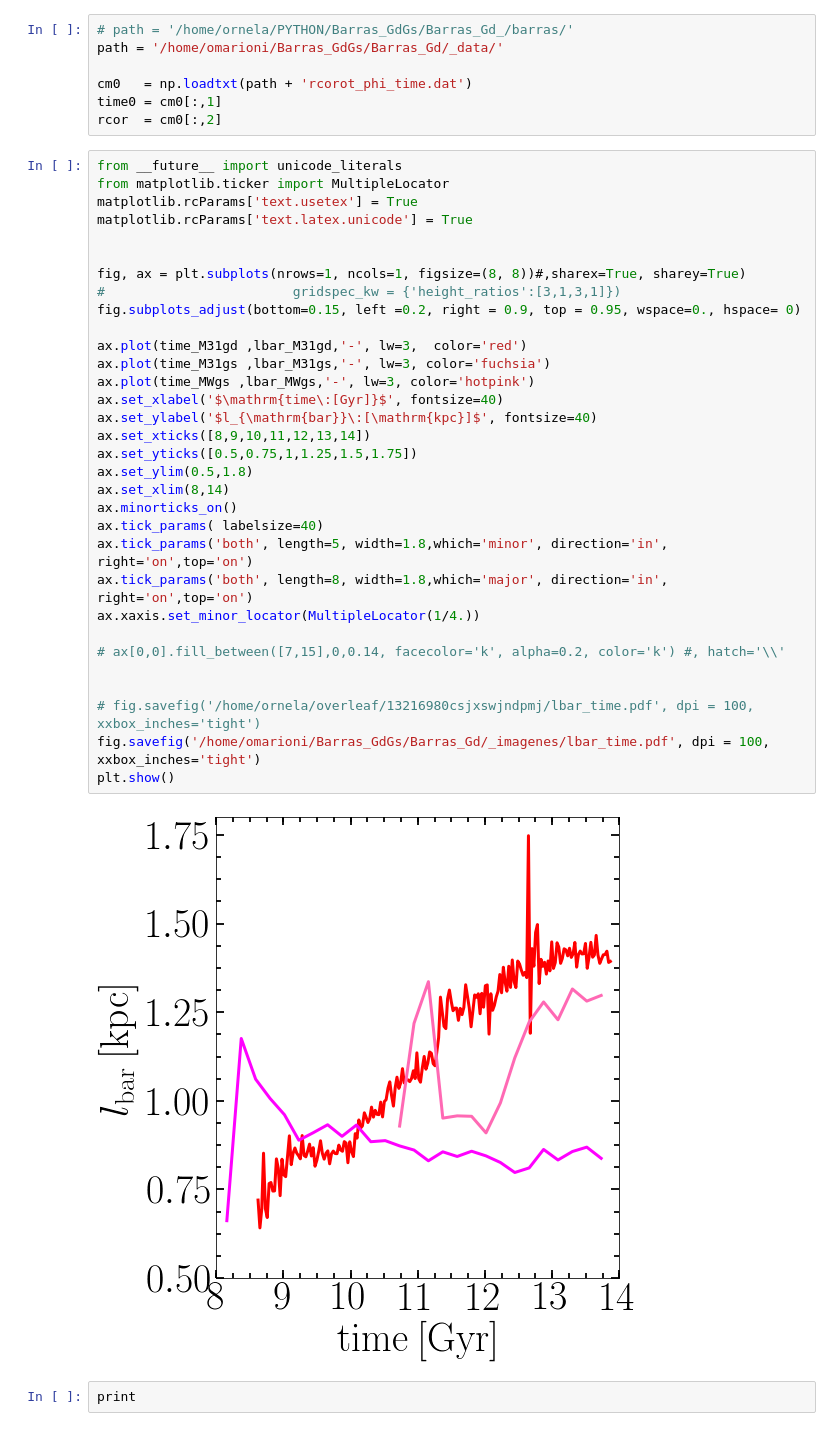
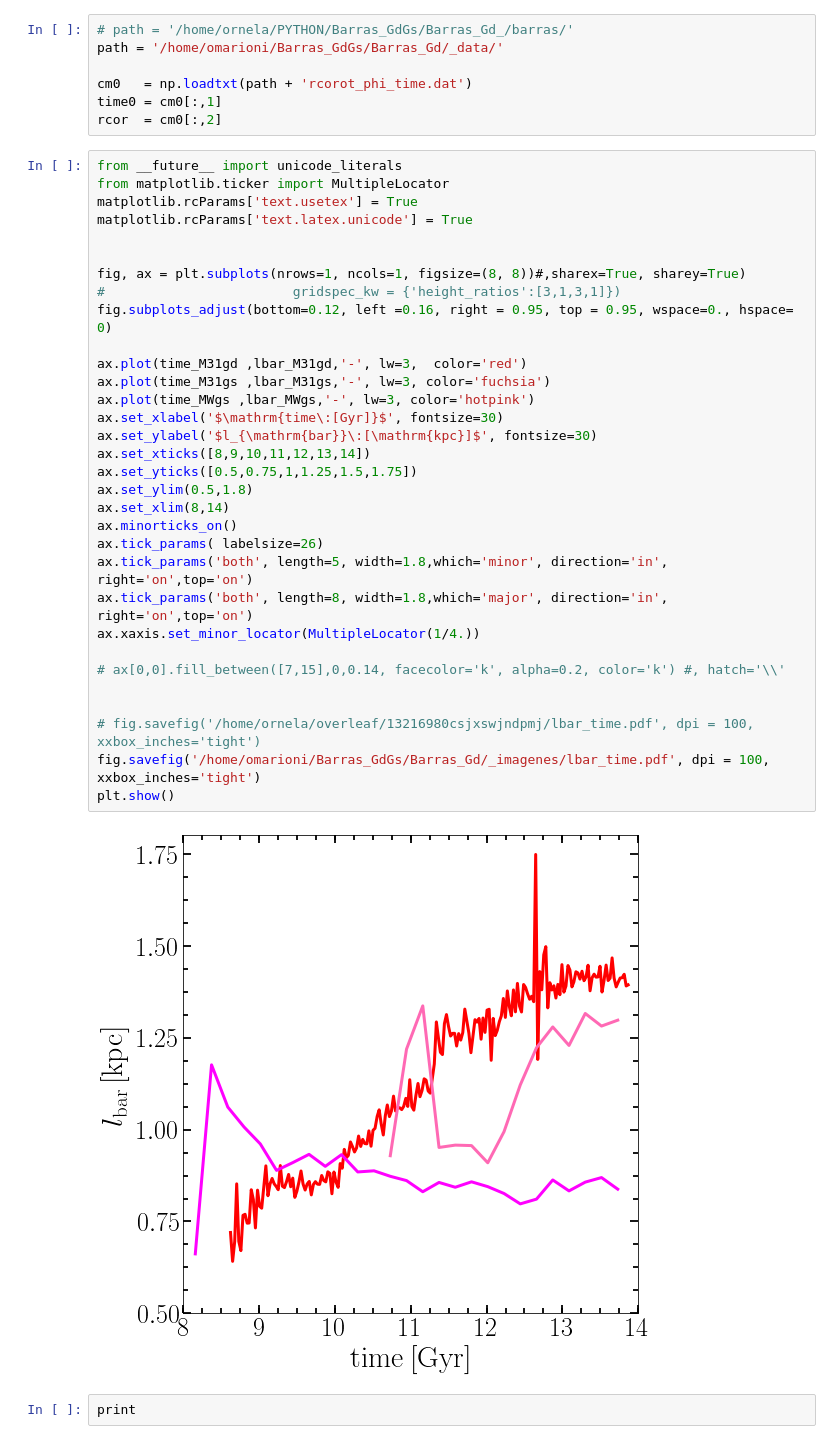
Before and after one commit to ornemarioni/Barras_GdGs, a Jupyter notebook: Barras_Gd/programs/lbarvstime_simulaciones.ipynb, the cells around one changed output. Saved outputs shown, nothing was run; the diff lists cells and outputs as text.

```diff
--- a/Barras_Gd/programs/lbarvstime_simulaciones.ipynb
+++ b/Barras_Gd/programs/lbarvstime_simulaciones.ipynb
@@ -571,37 +571,37 @@ rcor  = cm0[:,2]
 # %%
 from __future__ import unicode_literals
 from matplotlib.ticker import MultipleLocator
 matplotlib.rcParams['text.usetex'] = True
 matplotlib.rcParams['text.latex.unicode'] = True
 
 
 fig, ax = plt.subplots(nrows=1, ncols=1, figsize=(8, 8))#,sharex=True, sharey=True)
 #                        gridspec_kw = {'height_ratios':[3,1,3,1]})
-fig.subplots_adjust(bottom=0.15, left =0.2, right = 0.9, top = 0.95, wspace=0., hspace= 0)
+fig.subplots_adjust(bottom=0.12, left =0.16, right = 0.95, top = 0.95, wspace=0., hspace= 0)
 
 ax.plot(time_M31gd ,lbar_M31gd,'-', lw=3,  color='red')
 ax.plot(time_M31gs ,lbar_M31gs,'-', lw=3, color='fuchsia')
 ax.plot(time_MWgs ,lbar_MWgs,'-', lw=3, color='hotpink')
-ax.set_xlabel('$\mathrm{time\:[Gyr]}$', fontsize=40)
-ax.set_ylabel('$l_{\mathrm{bar}}\:[\mathrm{kpc}]$', fontsize=40)
+ax.set_xlabel('$\mathrm{time\:[Gyr]}$', fontsize=30)
+ax.set_ylabel('$l_{\mathrm{bar}}\:[\mathrm{kpc}]$', fontsize=30)
 ax.set_xticks([8,9,10,11,12,13,14])
 ax.set_yticks([0.5,0.75,1,1.25,1.5,1.75])
 ax.set_ylim(0.5,1.8)
 ax.set_xlim(8,14)
 ax.minorticks_on()
-ax.tick_params( labelsize=40)
+ax.tick_params( labelsize=26)
 ax.tick_params('both', length=5, width=1.8,which='minor', direction='in', right='on',top='on')
 ax.tick_params('both', length=8, width=1.8,which='major', direction='in', right='on',top='on')
 ax.xaxis.set_minor_locator(MultipleLocator(1/4.))
 
 # ax[0,0].fill_between([7,15],0,0.14, facecolor='k', alpha=0.2, color='k') #, hatch='\\'
 
 
 # fig.savefig('/home/ornela/overleaf/13216980csjxswjndpmj/lbar_time.pdf', dpi = 100, xxbox_inches='tight')
 fig.savefig('/home/omarioni/Barras_GdGs/Barras_Gd/_imagenes/lbar_time.pdf', dpi = 100, xxbox_inches='tight')
 plt.show()
 # %% [output]
-[figure, old version]
+[figure, new version]
 # %%
 print
 # %% [output]
```
Also changed, not shown: 3 other files.
